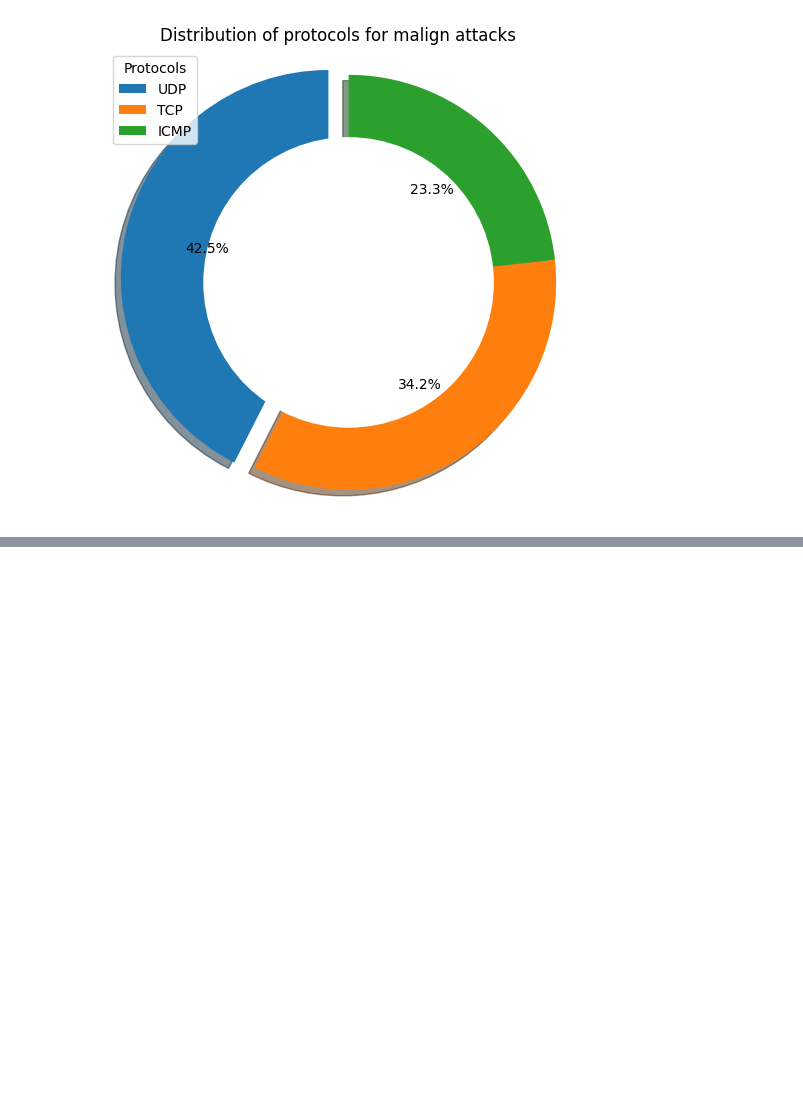
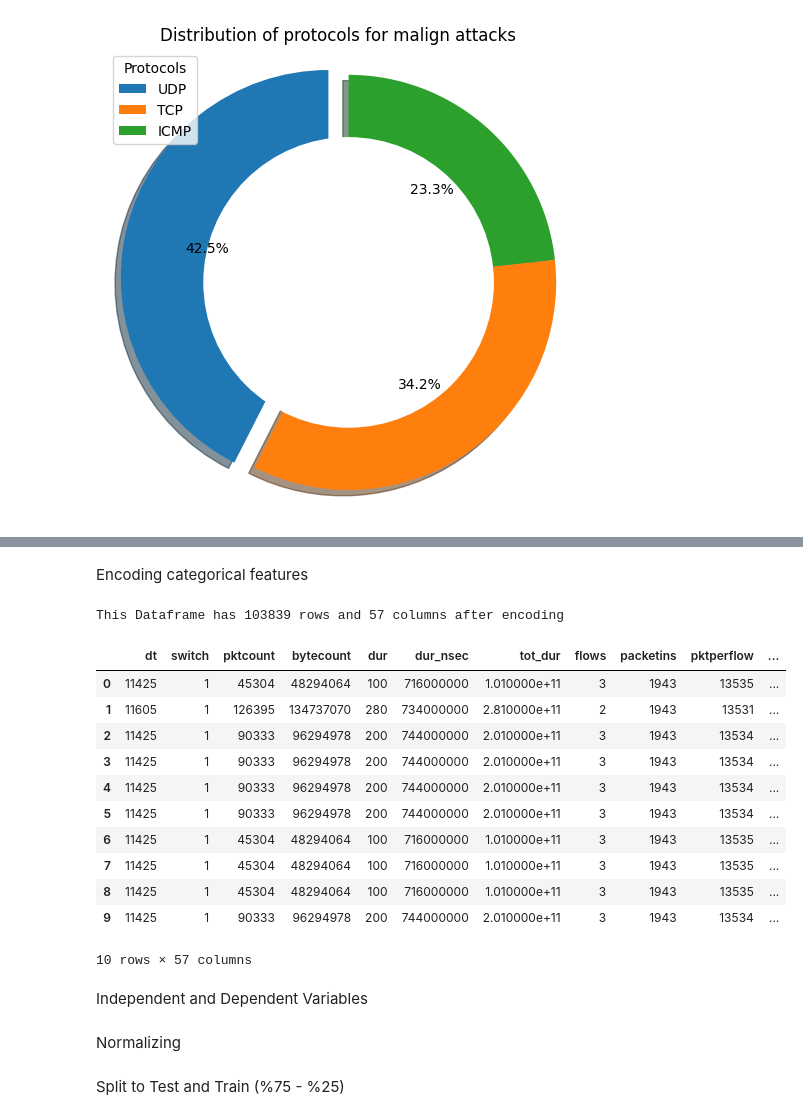
Before and after one commit to Onuratasever/Ddos-Detection, a Jupyter notebook: Ddos_detection.ipynb, the cells around one changed output, grey strips where cells are left out. Saved outputs shown, nothing was run; the diff lists cells and outputs as text; code cells hidden in the pictures; blank space fills up the shorter version.

```diff
--- a/Ddos_detection.ipynb
+++ b/Ddos_detection.ipynb
@@ -143,0 +151,23 @@ plt.show()
+# %% [markdown]
+Encoding categorical features
+# %%
+df = pd.get_dummies(dataset, columns=category_features ,drop_first=True)
+print("This Dataframe has {} rows and {} columns after encoding".format(df.shape[0], df.shape[1]))
+#dataframe after encoding
+df.head(10)
+# %% [output]
+This Dataframe has 103839 rows and 57 columns after encoding
+|  | dt | switch | pktcount | bytecount | dur | dur_nsec | tot_dur | flows | packetins | pktperflow | ... |
+| 0 | 11425 | 1 | 45304 | 48294064 | 100 | 716000000 | 1.010000e+11 | 3 | 1943 | 13535 | ... |
+| 1 | 11605 | 1 | 126395 | 134737070 | 280 | 734000000 | 2.810000e+11 | 2 | 1943 | 13531 | ... |
+| 2 | 11425 | 1 | 90333 | 96294978 | 200 | 744000000 | 2.010000e+11 | 3 | 1943 | 13534 | ... |
+| 3 | 11425 | 1 | 90333 | 96294978 | 200 | 744000000 | 2.010000e+11 | 3 | 1943 | 13534 | ... |
+| 4 | 11425 | 1 | 90333 | 96294978 | 200 | 744000000 | 2.010000e+11 | 3 | 1943 | 13534 | ... |
+| 5 | 11425 | 1 | 90333 | 96294978 | 200 | 744000000 | 2.010000e+11 | 3 | 1943 | 13534 | ... |
+| 6 | 11425 | 1 | 45304 | 48294064 | 100 | 716000000 | 1.010000e+11 | 3 | 1943 | 13535 | ... |
+| 7 | 11425 | 1 | 45304 | 48294064 | 100 | 716000000 | 1.010000e+11 | 3 | 1943 | 13535 | ... |
+| 8 | 11425 | 1 | 45304 | 48294064 | 100 | 716000000 | 1.010000e+11 | 3 | 1943 | 13535 | ... |
+| 9 | 11425 | 1 | 90333 | 96294978 | 200 | 744000000 | 2.010000e+11 | 3 | 1943 | 13534 | ... |
+10 rows × 57 columns
+# %% [markdown]
+Independent and Dependent Variables
@@ -143,0 +178,2 @@ plt.show()
+# %% [markdown]
+Normalizing
@@ -143,0 +185,2 @@ plt.show()
+# %% [markdown]
+Split to Test and Train (%75 - %25)
```
Also changed, not shown: parts of 24 cells of this notebook.
